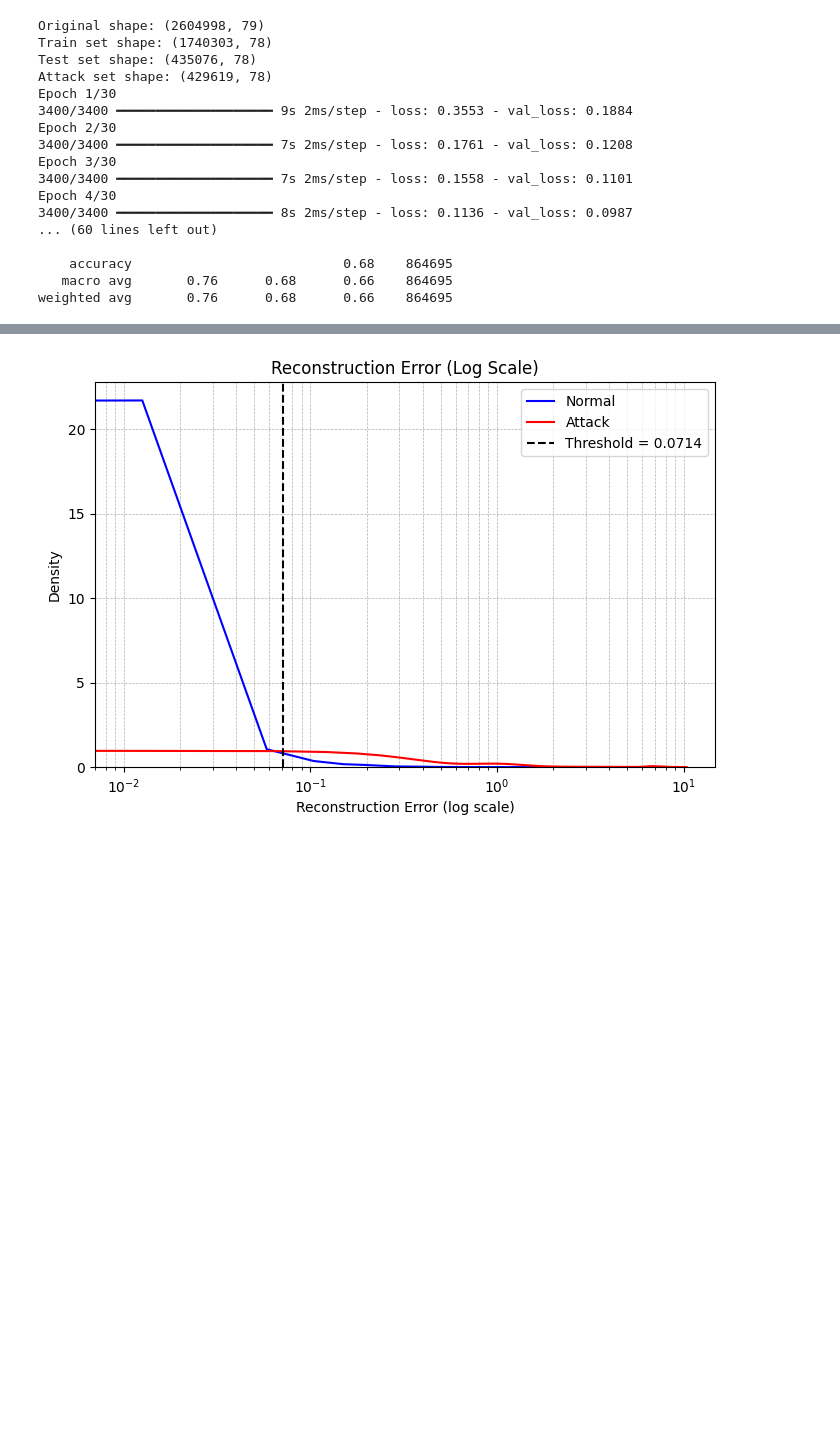
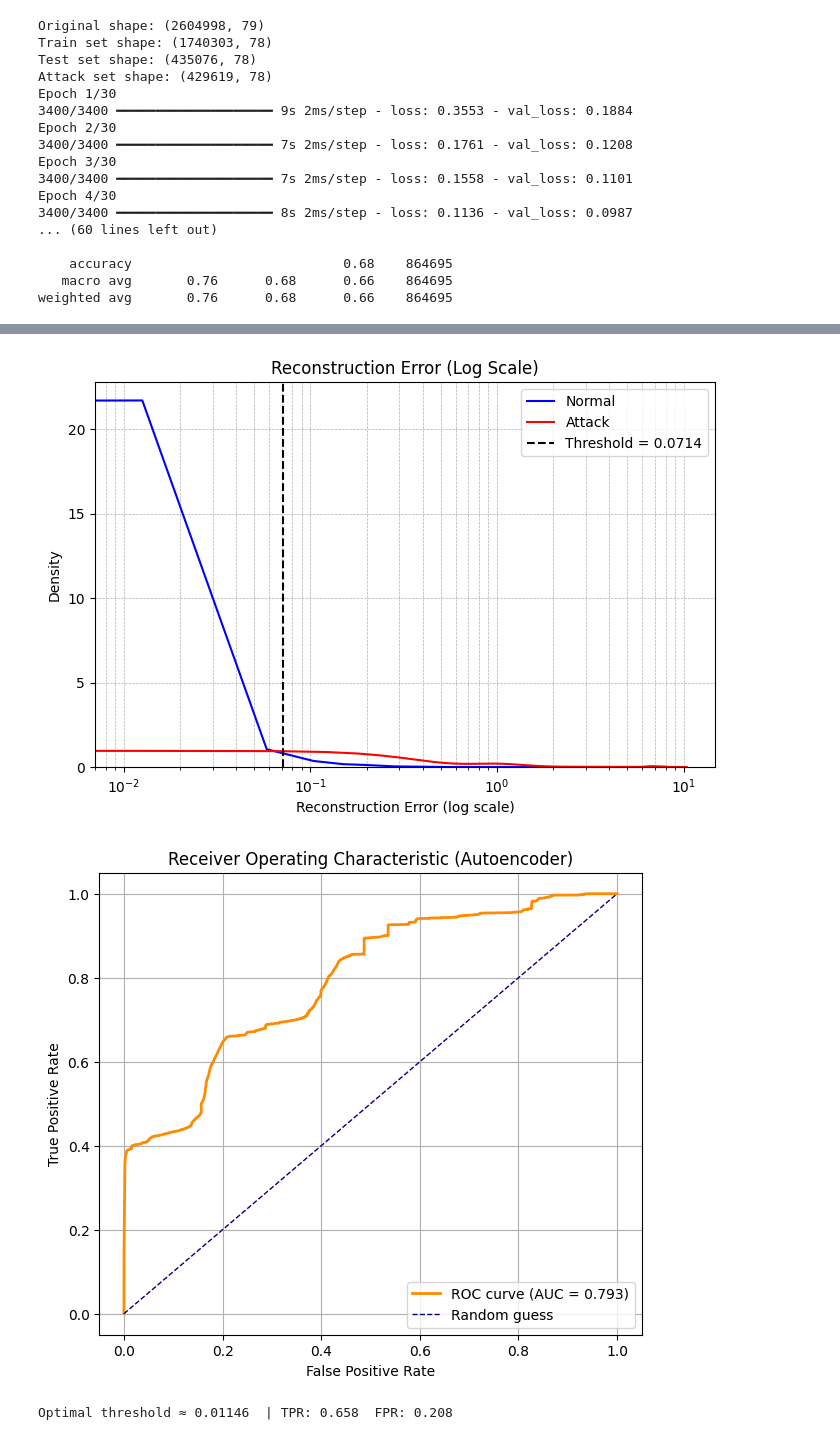
Before and after one commit to Centison05/network-anomaly-detector, a Jupyter notebook: notebooks/unsupervised_anomaly_detection.ipynb, the cells around one changed output, grey strips where cells are left out. Cells and saved outputs as stored; diff of their text form; code cells hidden in the pictures; blank space fills up the shorter version.

```diff
--- a/notebooks/unsupervised_anomaly_detection.ipynb
+++ b/notebooks/unsupervised_anomaly_detection.ipynb
@@ -85,6 +85,7 @@ weighted avg       0.76      0.68      0.66    864695
 # %%
 import matplotlib.pyplot as plt
 import seaborn as sns
+from sklearn.metrics import roc_curve, auc
 
 # 1. Plot training and validation loss over epochs
 plt.figure(figsize=(8, 5))
@@ -113,30 +114,57 @@ plt.show()
 max_val = np.percentile(np.concatenate([recon_normal, recon_attack]), 99)
 
 # Filter out the extremes
 recon_normal_trim = recon_normal[recon_normal < max_val]
 recon_attack_trim = recon_attack[recon_attack < max_val]
 
 # Create figure
 plt.figure(figsize=(8, 5))
 
 # KDE plot for smooth density
 sns.kdeplot(recon_normal_trim, color='blue', label='Normal', bw_adjust=1.5)
 sns.kdeplot(recon_attack_trim, color='red', label='Attack', bw_adjust=1.5)
 
 # Threshold line
 plt.axvline(threshold, color='black', linestyle='--', label=f'Threshold = {threshold:.4f}')
 
 # Logarithmic x-axis for clarity
 plt.xscale('log')
 
 # Titles and labels
 plt.title("Reconstruction Error (Log Scale)")
 plt.xlabel("Reconstruction Error (log scale)")
 plt.ylabel("Density")
 plt.legend()
 plt.grid(True, which='both', linestyle='--', linewidth=0.5)
 plt.show()
+
+#Computing ROC Curve and AUC from reconstruction errors
+# Compute ROC curve and AUC from reconstruction errors
+all_errors = np.concatenate([recon_normal, recon_attack])
+all_labels = np.concatenate([np.zeros_like(recon_normal), np.ones_like(recon_attack)])
+
+fpr, tpr, thresholds = roc_curve(all_labels, all_errors)
+roc_auc = auc(fpr, tpr)
+
+# Plot ROC curve
+plt.figure(figsize=(7, 6))
+plt.plot(fpr, tpr, color='darkorange', lw=2, label=f'ROC curve (AUC = {roc_auc:.3f})')
+plt.plot([0, 1], [0, 1], color='navy', lw=1, linestyle='--', label='Random guess')
+plt.title('Receiver Operating Characteristic (Autoencoder)')
+plt.xlabel('False Positive Rate')
+plt.ylabel('True Positive Rate')
+plt.legend(loc='lower right')
+plt.grid(True)
+plt.show()
+
+# Find threshold giving best balance (Youden’s J statistic)
+j_scores = tpr - fpr
+best_idx = np.argmax(j_scores)
+print(f"Optimal threshold ≈ {thresholds[best_idx]:.5f} "
+      f" | TPR: {tpr[best_idx]:.3f}  FPR: {fpr[best_idx]:.3f}")
 # %% [output]
 [figure]
 [figure]
 [figure]
+[figure, added]
+Optimal threshold ≈ 0.01146  | TPR: 0.658  FPR: 0.208
```
